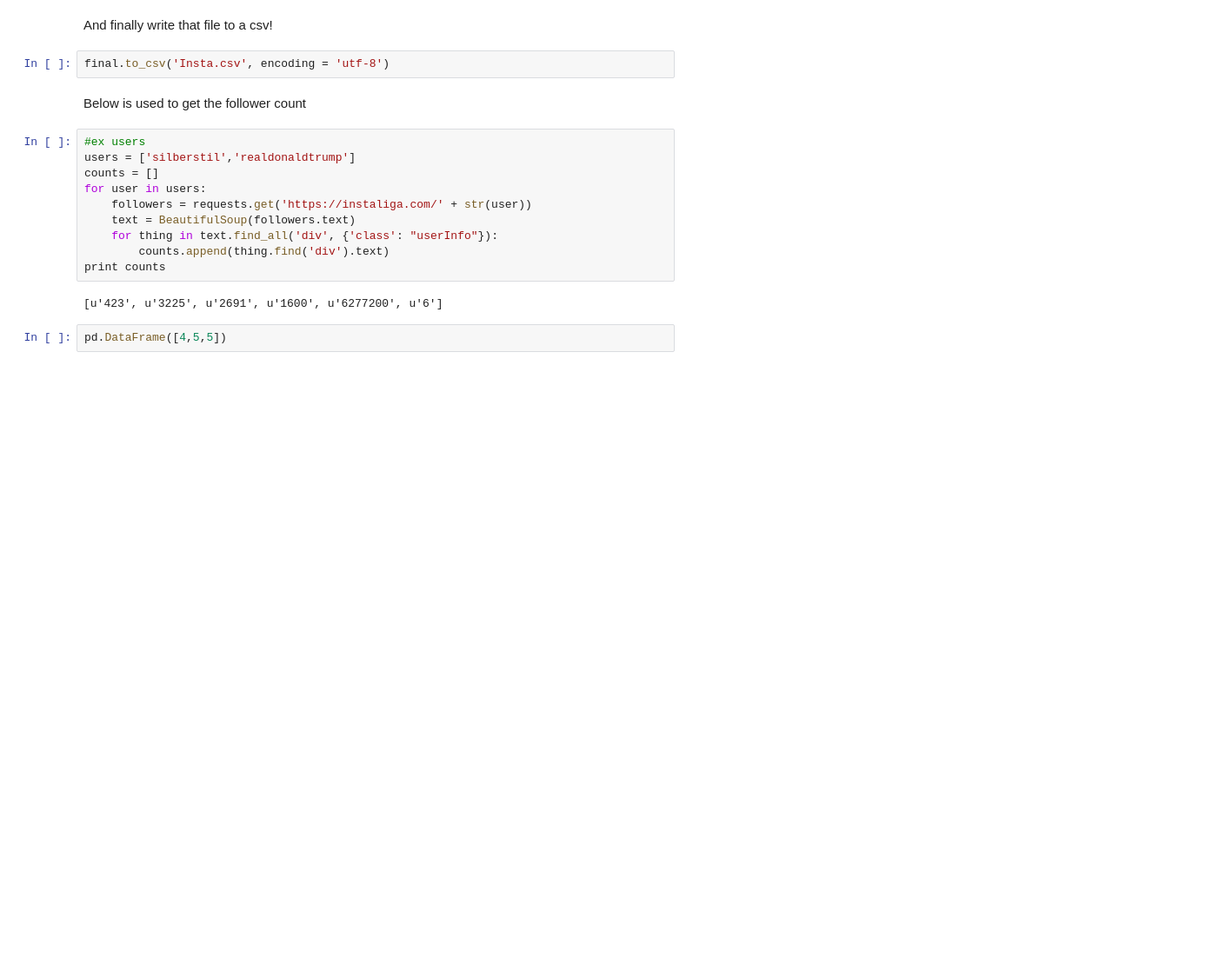
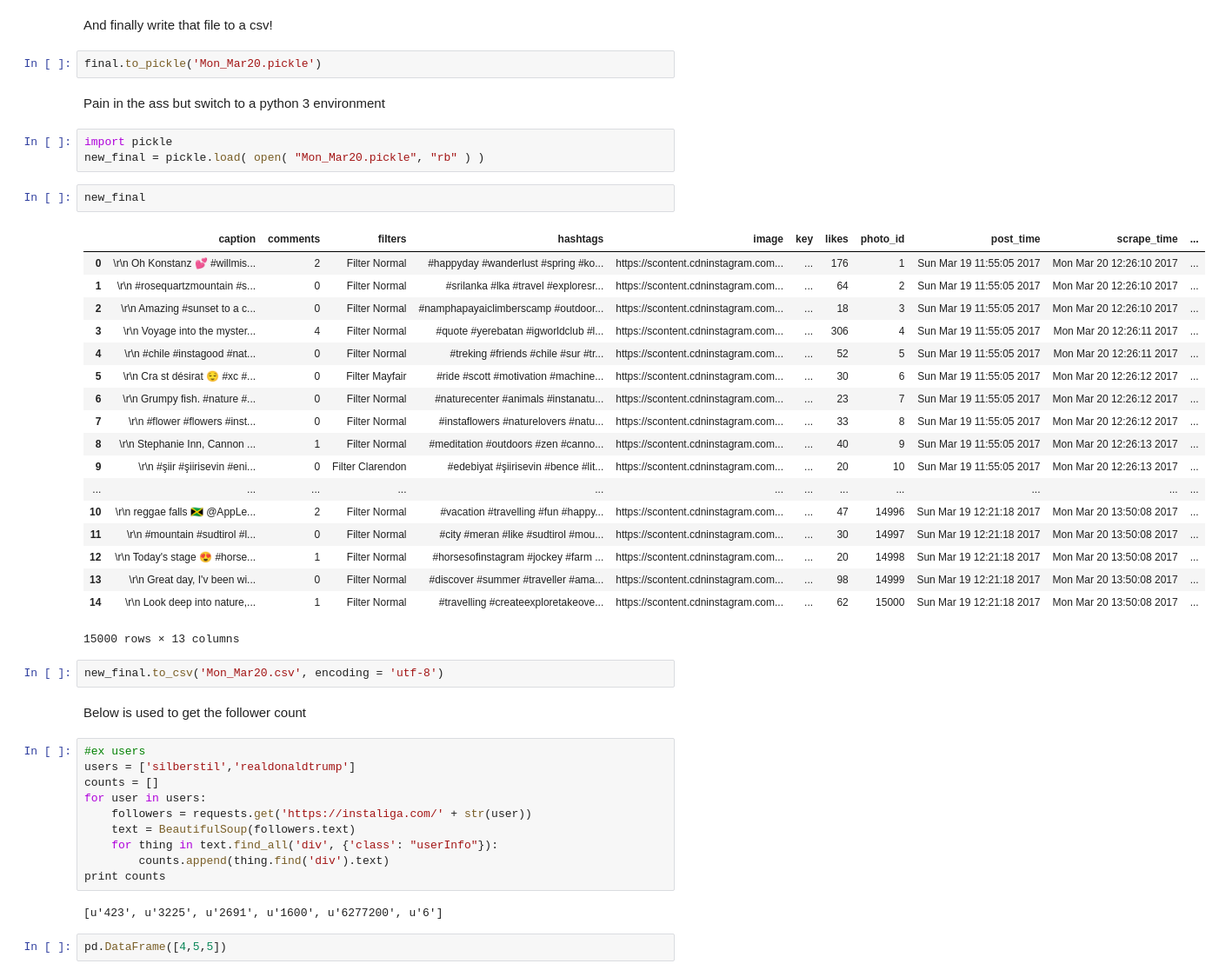
Before and after one commit to thunter009/Instapredict, a Jupyter notebook: scrapers/Instagim.ipynb, the cells around one changed output. Shown at 87% size. Cells and saved outputs as stored; diff of their text form; blank space fills up the shorter version.

```diff
--- a/scrapers/Instagim.ipynb
+++ b/scrapers/Instagim.ipynb
@@ -170,7 +198,35 @@ final
 # %% [markdown]
 And finally write that file to a csv!
+# %%
+final.to_pickle('Mon_Mar20.pickle')
+# %% [markdown]
+Pain in the ass but switch to a python 3 environment
+# %%
+import pickle
+new_final = pickle.load( open( "Mon_Mar20.pickle", "rb" ) )
+# %%
+new_final
+# %% [output]
+|  | caption | comments | filters | hashtags | image | key | likes | photo_id | post_time | scrape_time | ... |
+| 0 | \r\n Oh Konstanz 💕 #willmis... | 2 | Filter Normal | #happyday #wanderlust #spring #ko... | https://scontent.cdninstagram.com... | ... | 176 | 1 | Sun Mar 19 11:55:05 2017 | Mon Mar 20 12:26:10 2017 | ... |
+| 1 | \r\n #rosequartzmountain #s... | 0 | Filter Normal | #srilanka #lka #travel #exploresr... | https://scontent.cdninstagram.com... | ... | 64 | 2 | Sun Mar 19 11:55:05 2017 | Mon Mar 20 12:26:10 2017 | ... |
+| 2 | \r\n Amazing #sunset to a c... | 0 | Filter Normal | #namphapayaiclimberscamp #outdoor... | https://scontent.cdninstagram.com... | ... | 18 | 3 | Sun Mar 19 11:55:05 2017 | Mon Mar 20 12:26:10 2017 | ... |
+| 3 | \r\n Voyage into the myster... | 4 | Filter Normal | #quote #yerebatan #igworldclub #l... | https://scontent.cdninstagram.com... | ... | 306 | 4 | Sun Mar 19 11:55:05 2017 | Mon Mar 20 12:26:11 2017 | ... |
+| 4 | \r\n #chile #instagood #nat... | 0 | Filter Normal | #treking #friends #chile #sur #tr... | https://scontent.cdninstagram.com... | ... | 52 | 5 | Sun Mar 19 11:55:05 2017 | Mon Mar 20 12:26:11 2017 | ... |
+| 5 | \r\n Cra st désirat 😌 #xc #... | 0 | Filter Mayfair | #ride #scott #motivation #machine... | https://scontent.cdninstagram.com... | ... | 30 | 6 | Sun Mar 19 11:55:05 2017 | Mon Mar 20 12:26:12 2017 | ... |
+| 6 | \r\n Grumpy fish. #nature #... | 0 | Filter Normal | #naturecenter #animals #instanatu... | https://scontent.cdninstagram.com... | ... | 23 | 7 | Sun Mar 19 11:55:05 2017 | Mon Mar 20 12:26:12 2017 | ... |
+| 7 | \r\n #flower #flowers #inst... | 0 | Filter Normal | #instaflowers #naturelovers #natu... | https://scontent.cdninstagram.com... | ... | 33 | 8 | Sun Mar 19 11:55:05 2017 | Mon Mar 20 12:26:12 2017 | ... |
+| 8 | \r\n Stephanie Inn, Cannon ... | 1 | Filter Normal | #meditation #outdoors #zen #canno... | https://scontent.cdninstagram.com... | ... | 40 | 9 | Sun Mar 19 11:55:05 2017 | Mon Mar 20 12:26:13 2017 | ... |
+| 9 | \r\n #şiir #şiirisevin #eni... | 0 | Filter Clarendon | #edebiyat #şiirisevin #bence #lit... | https://scontent.cdninstagram.com... | ... | 20 | 10 | Sun Mar 19 11:55:05 2017 | Mon Mar 20 12:26:13 2017 | ... |
+| ... | ... | ... | ... | ... | ... | ... | ... | ... | ... | ... | ... |
+| 10 | \r\n reggae falls 🇯🇲 @AppLe... | 2 | Filter Normal | #vacation #travelling #fun #happy... | https://scontent.cdninstagram.com... | ... | 47 | 14996 | Sun Mar 19 12:21:18 2017 | Mon Mar 20 13:50:08 2017 | ... |
+| 11 | \r\n #mountain #sudtirol #l... | 0 | Filter Normal | #city #meran #like #sudtirol #mou... | https://scontent.cdninstagram.com... | ... | 30 | 14997 | Sun Mar 19 12:21:18 2017 | Mon Mar 20 13:50:08 2017 | ... |
+| 12 | \r\n Today's stage 😍 #horse... | 1 | Filter Normal | #horsesofinstagram #jockey #farm ... | https://scontent.cdninstagram.com... | ... | 20 | 14998 | Sun Mar 19 12:21:18 2017 | Mon Mar 20 13:50:08 2017 | ... |
+| 13 | \r\n Great day, I'v been wi... | 0 | Filter Normal | #discover #summer #traveller #ama... | https://scontent.cdninstagram.com... | ... | 98 | 14999 | Sun Mar 19 12:21:18 2017 | Mon Mar 20 13:50:08 2017 | ... |
+| 14 | \r\n Look deep into nature,... | 1 | Filter Normal | #travelling #createexploretakeove... | https://scontent.cdninstagram.com... | ... | 62 | 15000 | Sun Mar 19 12:21:18 2017 | Mon Mar 20 13:50:08 2017 | ... |
+15000 rows × 13 columns
 # %%
-final.to_csv('Insta.csv', encoding = 'utf-8')
+new_final.to_csv('Mon_Mar20.csv', encoding = 'utf-8')
 # %% [markdown]
 Below is used to get the follower count
 # %%
```
Also changed, not shown: parts of 6 cells of this notebook, 2 other files.
